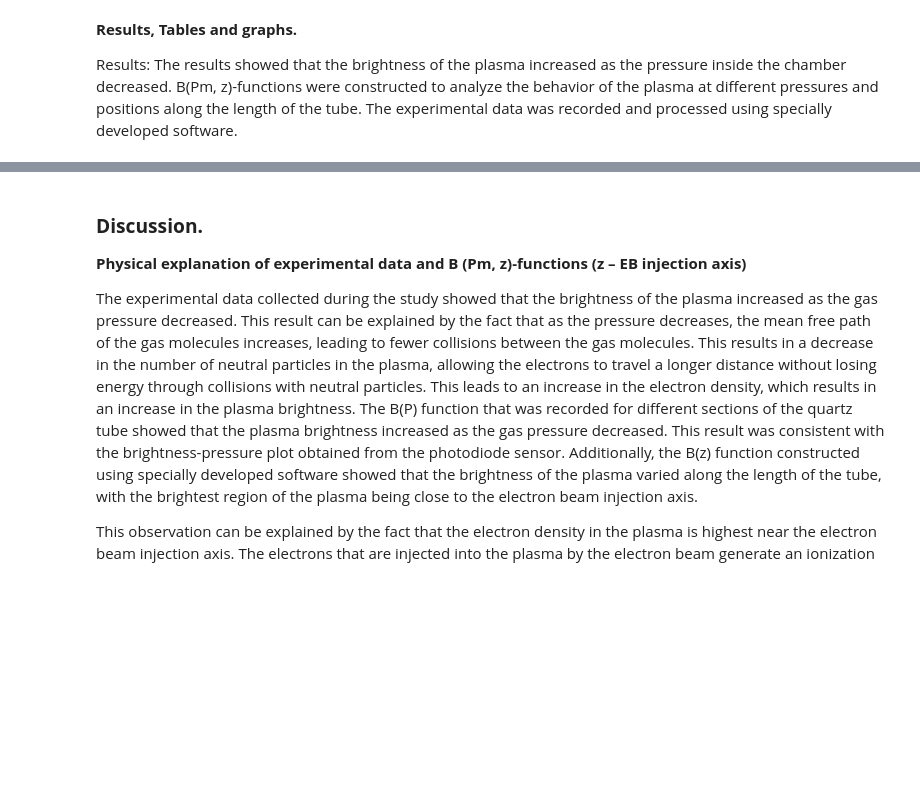
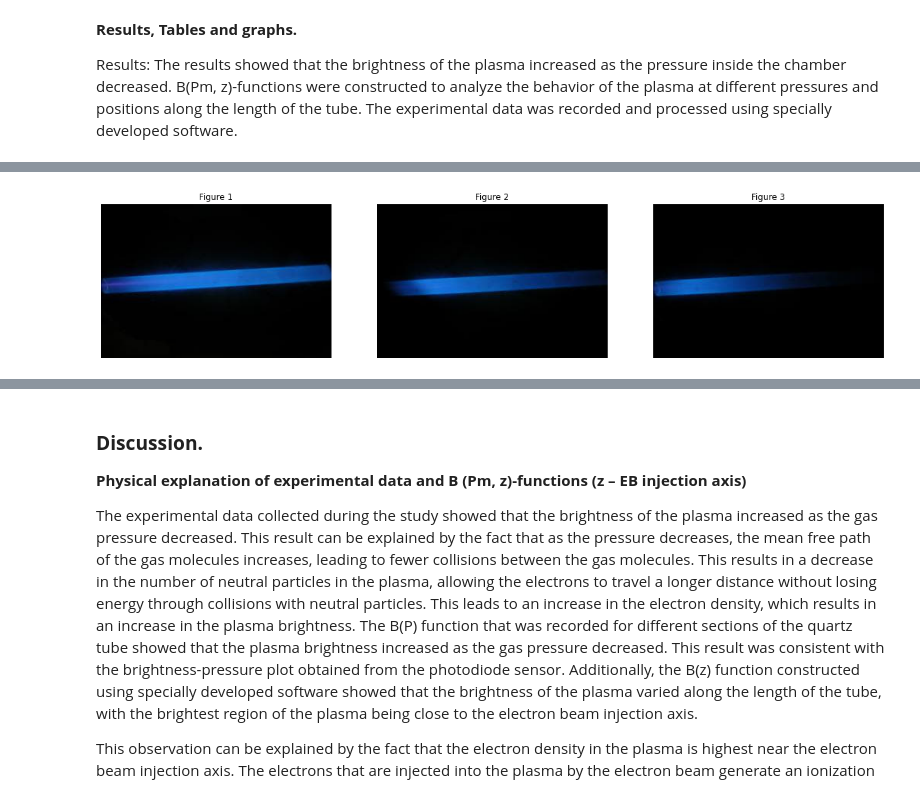
Before and after one commit to Tachia/Experimental-Studies, a Jupyter notebook: Experimental_Study_Lab_19.ipynb, the cells around one changed output, grey strips where cells are left out. Saved outputs shown, nothing was run; the diff lists cells and outputs as text; code cells hidden in the pictures; blank space fills up the shorter version.

```diff
--- a/Experimental_Study_Lab_19.ipynb
+++ b/Experimental_Study_Lab_19.ipynb
@@ -150,0 +297,24 @@ According to the CH1 value for calculating the intensity, we want to take only t
+# %%
+import matplotlib.pyplot as plt
+import numpy as np
+
+# Load images
+img1 = plt.imread('Bgt1.jpg')
+img2 = plt.imread('Bgt2.jpg')
+img3 = plt.imread('Bgt3.jpg')
+
+# Create a figure with a 2x3 grid of subplots
+fig, axes = plt.subplots(nrows=1, ncols=3, figsize=(20, 10))
+
+# Flatten the axes into a 1D array
+axes = axes.ravel()
+
+# Loop through each image and plot it in a subplot
+for i, img in enumerate([img1, img2, img3]):
+    axes[i].imshow(img)
+    axes[i].set_axis_off()
+    axes[i].set_title('Figure {}'.format(i+1))
+
+plt.show()
+# %% [output]
+[figure, added]
```
Also changed, not shown: parts of 36 cells of this notebook.
